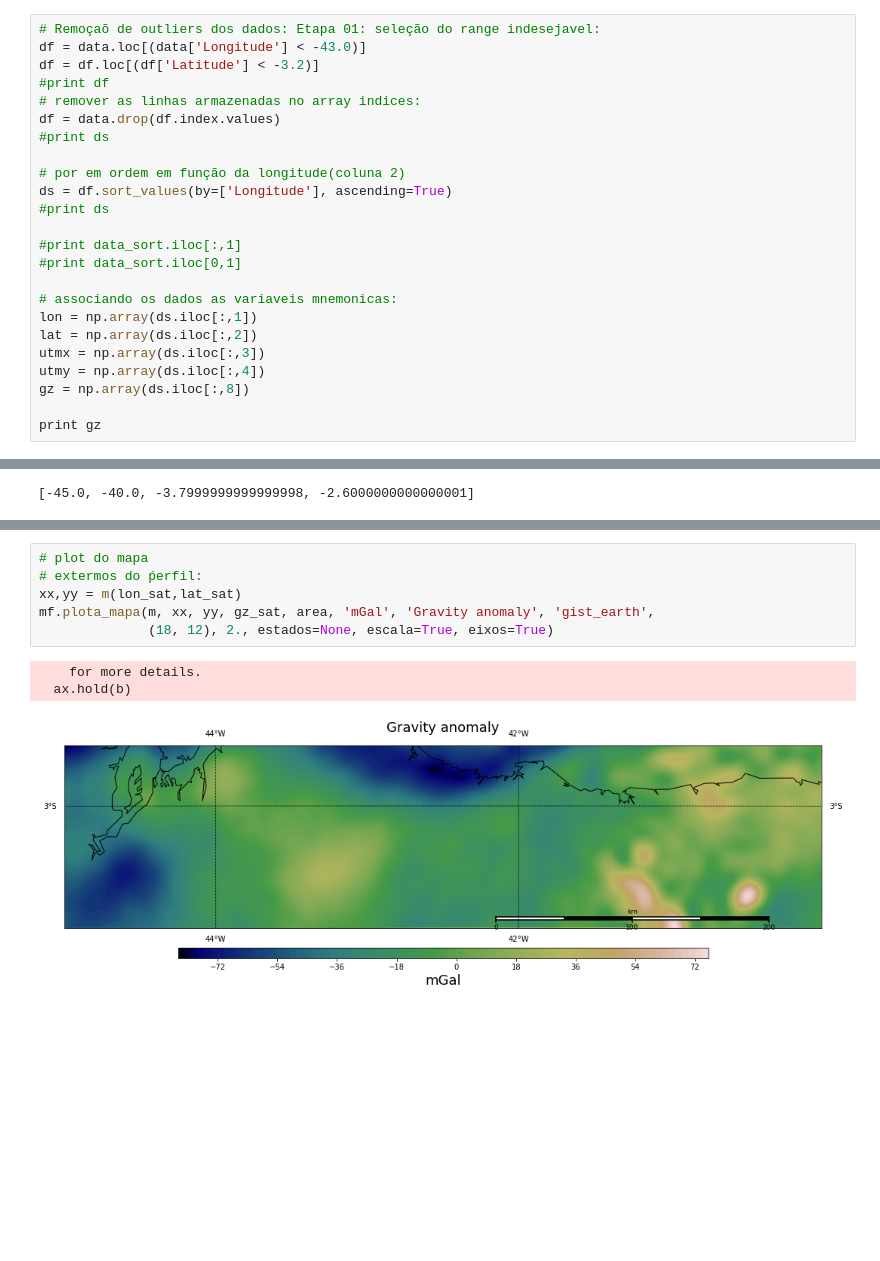
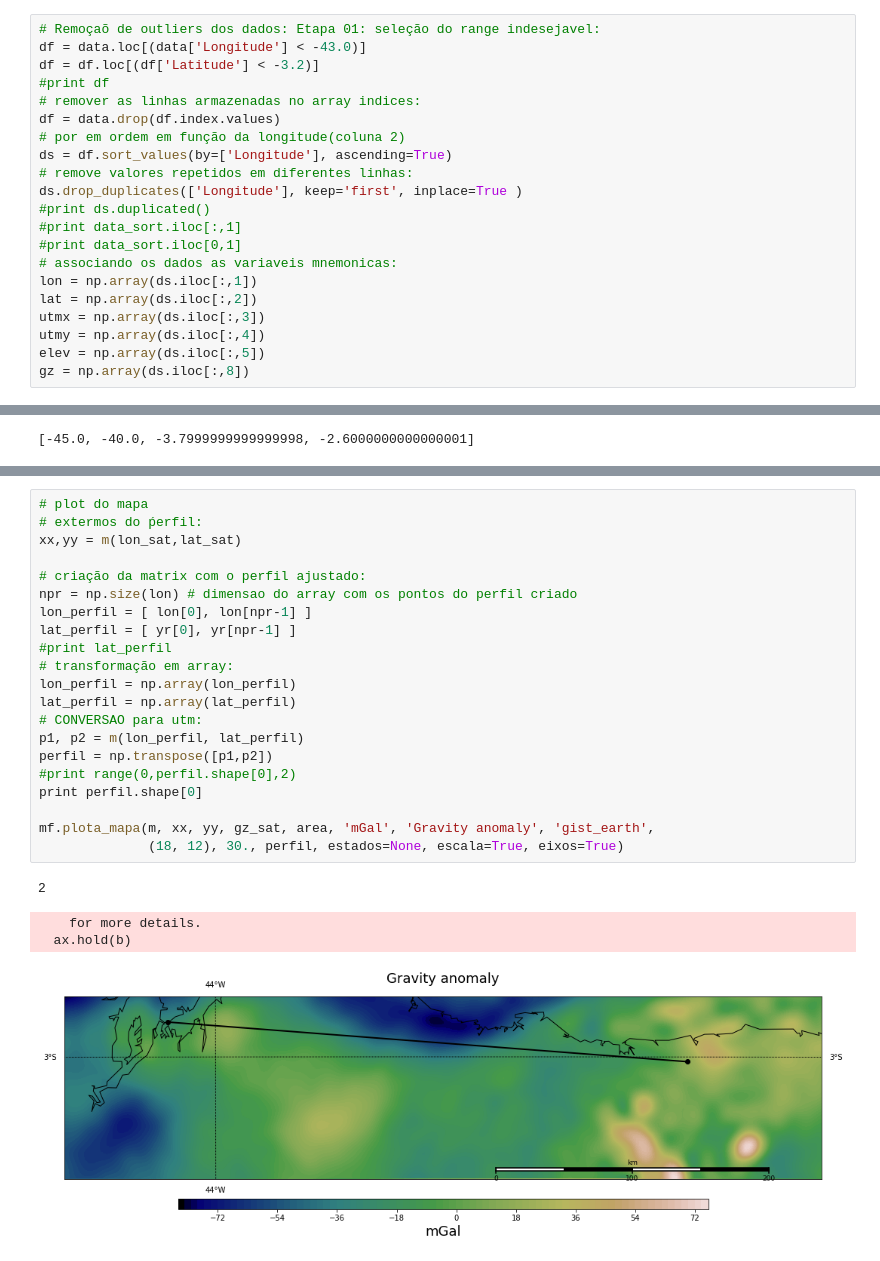
Before and after one commit to MathewsAndrade/Mathews_codes, a Jupyter notebook: data_barreirinhas.ipynb, the cells around one changed output, grey strips where cells are left out. Cells and saved outputs as stored; diff of their text form; blank space fills up the shorter version.

```diff
--- a/data_barreirinhas.ipynb
+++ b/data_barreirinhas.ipynb
@@ -45,20 +76,17 @@ df = df.loc[(df['Latitude'] < -3.2)]
 #print df
 # remover as linhas armazenadas no array indices:
 df = data.drop(df.index.values)
-#print ds
-
 # por em ordem em função da longitude(coluna 2)
 ds = df.sort_values(by=['Longitude'], ascending=True)
-#print ds
-
+# remove valores repetidos em diferentes linhas:
+ds.drop_duplicates(['Longitude'], keep='first', inplace=True )
+#print ds.duplicated()
 #print data_sort.iloc[:,1]
 #print data_sort.iloc[0,1]
-
 # associando os dados as variaveis mnemonicas:
 lon = np.array(ds.iloc[:,1])
 lat = np.array(ds.iloc[:,2])
 utmx = np.array(ds.iloc[:,3])
 utmy = np.array(ds.iloc[:,4])
+elev = np.array(ds.iloc[:,5])
 gz = np.array(ds.iloc[:,8])
-
-print gz
@@ -198,10 +219,26 @@ y var.  =     59.29200 km
 # %%
 # plot do mapa
 # extermos do ṕerfil:
 xx,yy = m(lon_sat,lat_sat)
+
+# criação da matrix com o perfil ajustado:
+npr = np.size(lon) # dimensao do array com os pontos do perfil criado
+lon_perfil = [ lon[0], lon[npr-1] ]
+lat_perfil = [ yr[0], yr[npr-1] ]
+#print lat_perfil
+# transformação em array:
+lon_perfil = np.array(lon_perfil)
+lat_perfil = np.array(lat_perfil)
+# CONVERSAO para utm:
+p1, p2 = m(lon_perfil, lat_perfil)
+perfil = np.transpose([p1,p2])
+#print range(0,perfil.shape[0],2)
+print perfil.shape[0]
+
 mf.plota_mapa(m, xx, yy, gz_sat, area, 'mGal', 'Gravity anomaly', 'gist_earth',
-              (18, 12), 2., estados=None, escala=True, eixos=True)
+              (18, 12), 30., perfil, estados=None, escala=True, eixos=True)
 # %% [output]
-    for more details.
-  ax.hold(b)
+2
+    for more details.
+  ax.hold(b)
-[figure, old version]
+[figure, new version]
```
Also changed, not shown: parts of 9 cells of this notebook.
